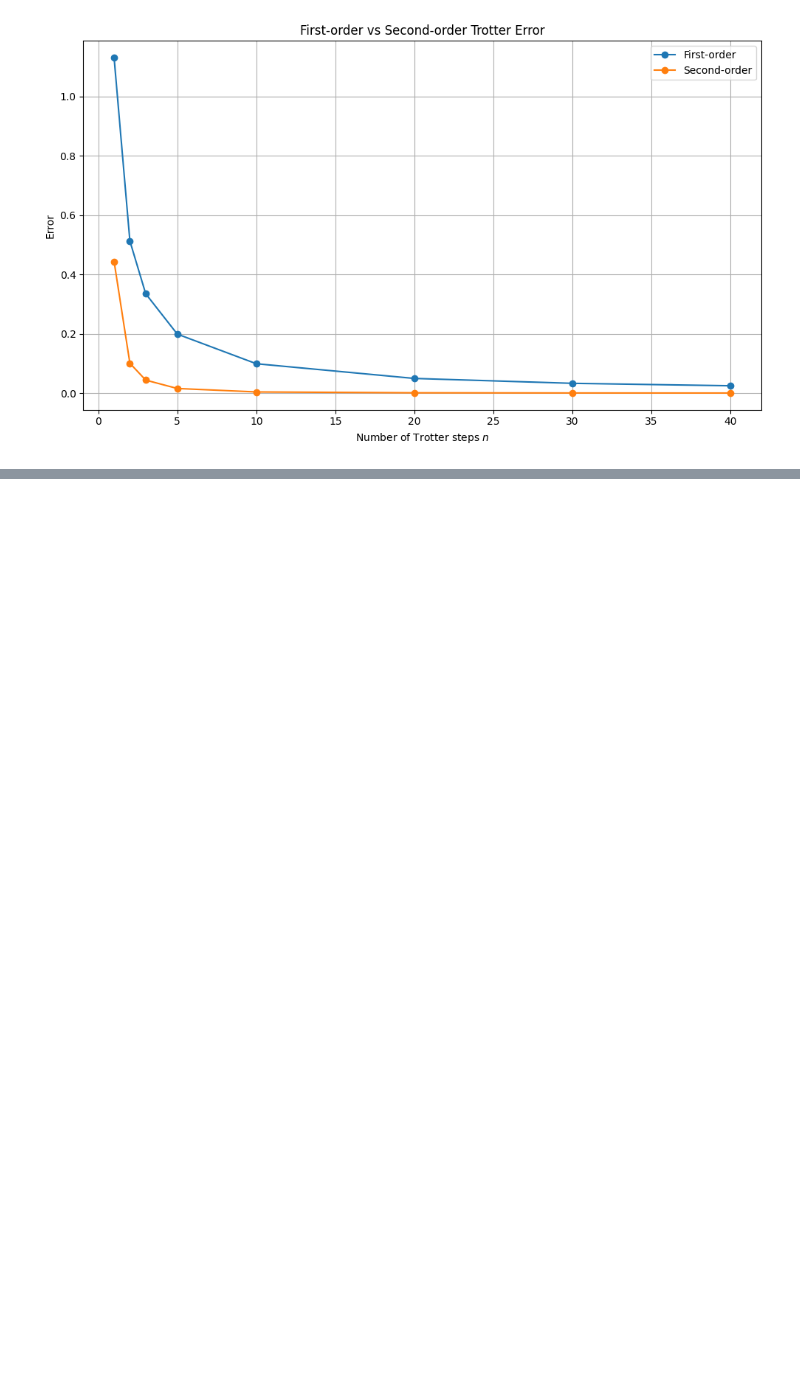
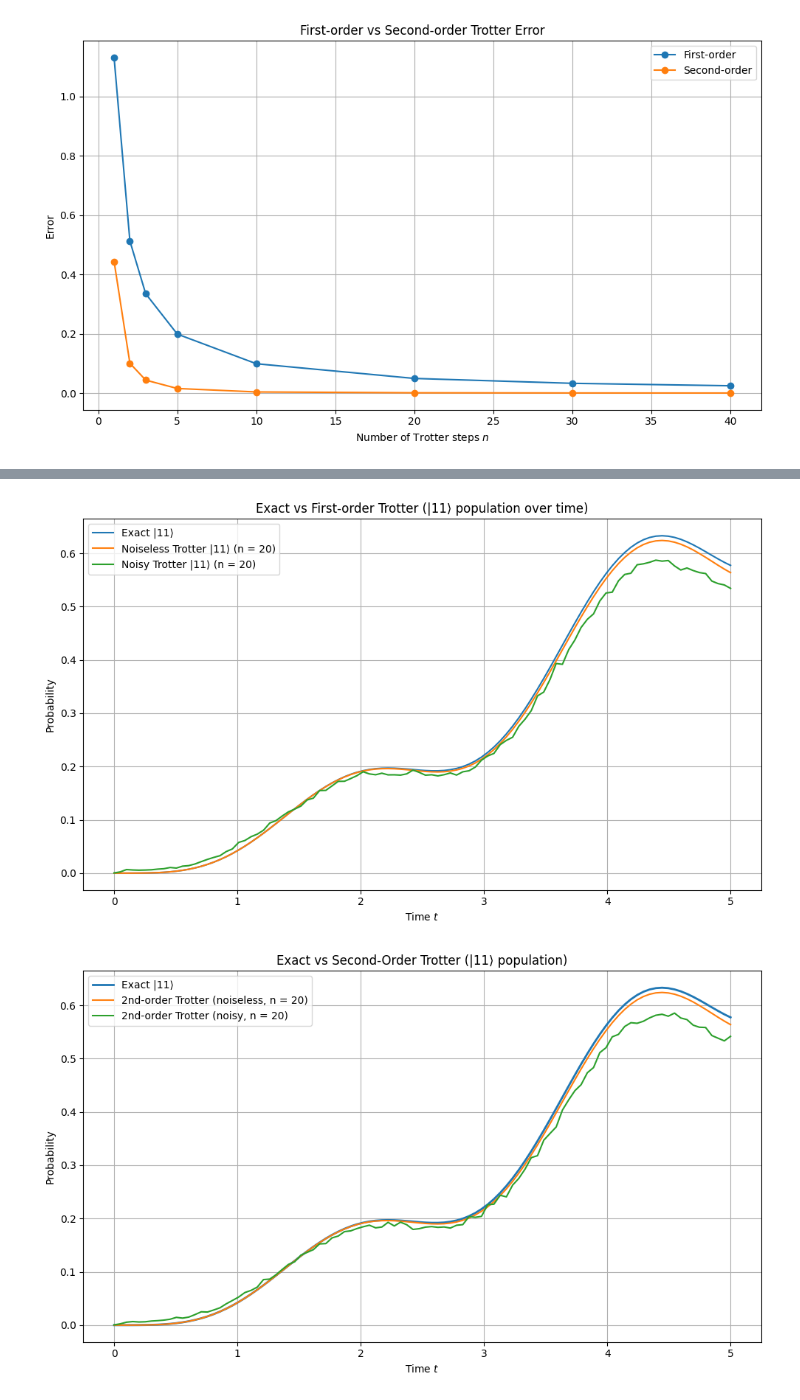
Before and after one commit to misha-ir/quantum-simulation-and-noise-analysis, a Jupyter notebook: phase_two.ipynb, the cells around one changed output, grey strips where cells are left out. Cells and saved outputs as stored; diff of their text form; code cells hidden in the pictures; blank space fills up the shorter version.

Commit message:
Added ising noise model and compared impact on trotter error

```diff
--- a/phase_two.ipynb
+++ b/phase_two.ipynb
@@ -680,0 +906,80 @@ plt.show()
+# %%
+# Hyperparameters for noise comparison. Experiment with these values and
+# observe impact on the results.
+J_val = 1.0
+Omega_val = 1.0
+t_max = 5
+num_points = 100
+t_grid = np.linspace(0.0, t_max, num_points)
+n_steps = 20
+shots = 10_000
+
+# Exact evolution probabilities
+probs_exact = probabilities_over_time(ket_00, J_val, Omega_val, t_grid)
+# Noiseless first-order Trotter probabilities
+probs_trotter = probabilities_over_time_trotter(
+    ket_00, J_val, Omega_val, t_grid, n_steps
+)
+# Noisy first-order Trotter probabilities
+probs_noisy = noisy_trotter1_prob_over_time(
+    J_val, Omega_val, t_grid, n_steps, shots=shots
+)
+# Noiseless second-order Trotter probabilities
+probs_trotter2 = probabilities_over_time_trotter2(
+    ket_00, J_val, Omega_val, t_grid, n_steps
+)
+# Noisy second-order Trotter probabilities
+probs_trotter2_noisy = noisy_trotter2_probabilities_over_time(
+    J_val, Omega_val, t_grid, n_steps, shots=shots
+)
+
+# Plotting first and second order Trotter with noise
+
+# Plot 1: first-order
+plt.figure(figsize=(10, 6))
+
+plt.plot(t_grid, probs_exact["|11>"], label="Exact |11⟩")
+plt.plot(
+    t_grid,
+    probs_trotter["|11>"],
+    label=f"Noiseless Trotter |11⟩ (n = {n_steps})",
+)
+plt.plot(
+    t_grid,
+    probs_noisy["|11>"],
+    label=f"Noisy Trotter |11⟩ (n = {n_steps})",
+)
+
+plt.xlabel("Time $t$")
+plt.ylabel("Probability")
+plt.title("Exact vs First-order Trotter (|11⟩ population over time)")
+plt.grid(True)
+plt.legend()
+plt.tight_layout()
+plt.show()
+
+# Plot 2: second-order
+plt.figure(figsize=(10, 6))
+
+plt.plot(t_grid, probs_exact["|11>"], label="Exact |11⟩", linewidth=2)
+plt.plot(
+    t_grid,
+    probs_trotter2["|11>"],
+    label=f"2nd-order Trotter (noiseless, n = {n_steps})",
+)
+plt.plot(
+    t_grid,
+    probs_trotter2_noisy["|11>"],
+    label=f"2nd-order Trotter (noisy, n = {n_steps})",
+)
+
+plt.xlabel("Time $t$")
+plt.ylabel("Probability")
+plt.title("Exact vs Second-Order Trotter (|11⟩ population)")
+plt.grid(True)
+plt.legend()
+plt.tight_layout()
+plt.show()
+# %% [output]
+[figure, added]
+[figure, added]
```
Also changed, not shown: parts of 11 cells of this notebook.
